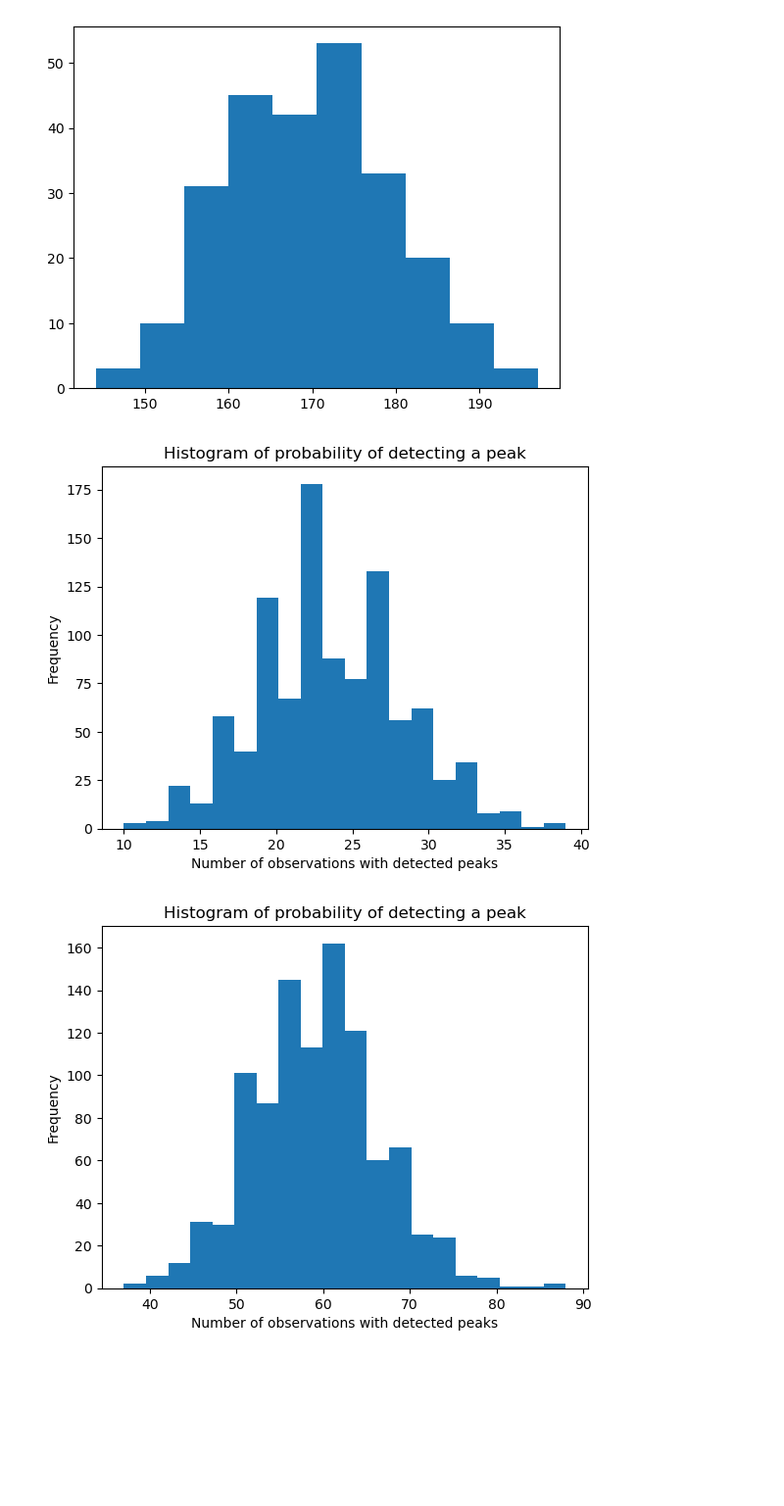
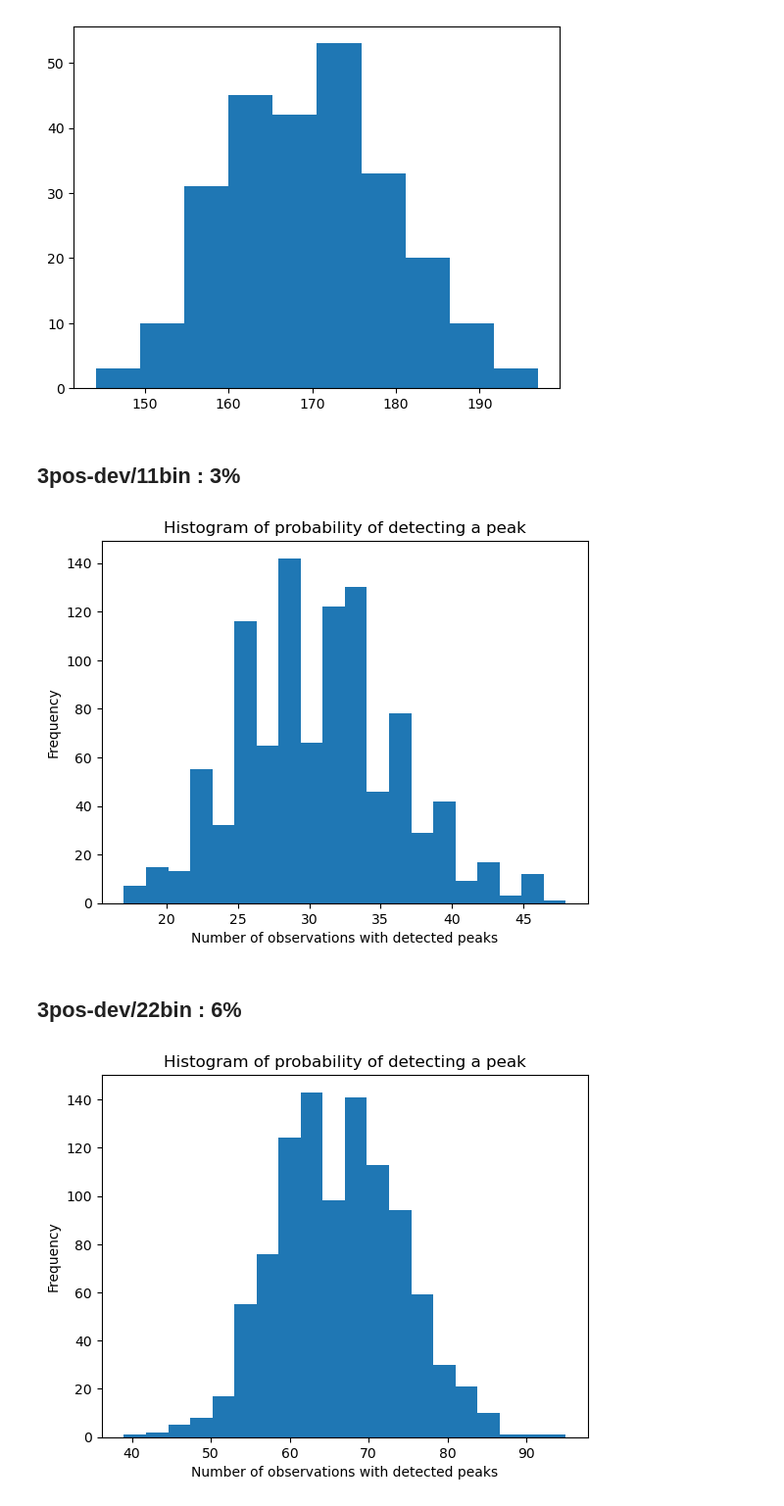
Before and after one commit to kazumaishio/SEDquest, a Jupyter notebook: SEDquest2.ipynb, the cells around one changed output. Shown at 98% size. Cells and saved outputs as stored; diff of their text form; code cells hidden in the pictures; blank space fills up the shorter version.

```diff
--- a/SEDquest2.ipynb
+++ b/SEDquest2.ipynb
@@ -185,7 +185,7 @@ plt.show()
 
 def get_consecutive_bins(s,nconsecutive ):
 
-  for i in range(0,len(s)-nconsecutive):
+  for i in range(0,len(s)-nconsecutive+1):
       if np.all(s[i:i+nconsecutive] > 1):
           print(i)
           print(s[i:i+nconsecutive])
@@ -214,8 +214,8 @@ for i,j in zip(range(0,sample_size,nbins), range(nobs)):
     # peakbininit = get_consecutive_bins(s[i:i+nbins],nconsecutive)
         plt.plot(range(0, nbins),s[i:i+nbins], label='obs'+str(j), marker='o',linestyle='-')
 
-print('n_detected_peaks',n_detected_peaks)
-print('nobs',nobs)
-print('probability',n_detected_peaks/nobs)
+# print('n_detected_peaks',n_detected_peaks)
+# print('nobs',nobs)
+# print('probability',n_detected_peaks/nobs)
 # s[]
 # %% [output]
@@ -231,7 +228,7 @@ probability 0.6666666666666666
 
 def get_consecutive_bins(s,nconsecutive ):
 
-  for i in range(0,len(s)-nconsecutive):
+  for i in range(0,len(s)-nconsecutive+1):
       if np.all(s[i:i+nconsecutive] > 1):
           print(i)
           print(s[i:i+nconsecutive])
@@ -259,7 +256,7 @@ for i,j in zip(range(0,sample_size,nbins), range(nobs)):
     # print(i,j)
     # print(s[i:i+nbins])
     peakbininit = get_consecutive_bins(s[i:i+nbins],nconsecutive)
-    if peakbininit > 0:
+    if peakbininit >= 0:
         print('peakbininit',peakbininit)
         # plt.plot(range(peakbininit, nbins),s[i+peakbininit:i+nbins], label='obs'+str(j), marker='o',linestyle='')
         plt.plot(range(peakbininit, peakbininit+nconsecutive),s[i+peakbininit:i+peakbininit+3], label='obs'+str(j), marker='o',linestyle='-')
@@ -321,10 +318,12 @@ plt.show()
  193.63102571 173.08353798 154.32343626 158.90846743 181.53216567
  163.11850535 184.13167708 151.55015819 177.9879921  165.65651863]
 [figure]
+# %% [markdown]
+## 3pos-dev/11bin : 3%
 # %%
 def get_consecutive_bins(s,nconsecutive ):
 
-  for i in range(0,len(s)-nconsecutive):
+  for i in range(0,len(s)-nconsecutive+1):
       if np.all(s[i:i+nconsecutive] > 1):
         #   print(i)
         #   print(s[i:i+nconsecutive])
@@ -355,7 +354,7 @@ for trial in range(ntrials):
         # print(i,j)
         # print(s[i:i+nbins])
         peakbininit = get_consecutive_bins(s[i:i+nbins],nconsecutive)
-        if peakbininit > 0:
+        if peakbininit >= 0:
             # print('peakbininit',peakbininit)
             # plt.plot(range(peakbininit, nbins),s[i+peakbininit:i+nbins], label='obs'+str(j), marker='o',linestyle='')
             # plt.plot(range(peakbininit, peakbininit+nconsecutive),s[i+peakbininit:i+peakbininit+3], label='obs'+str(j), marker='o',linestyle='-')
@@ -377,11 +376,13 @@ plt.ylabel('Frequency')
 plt.title('Histogram of probability of detecting a peak')
 plt.show()
 # %% [output]
-[figure, old version]
+[figure, new version]
+# %% [markdown]
+## 3pos-dev/22bin : 6%
 # %%
 def get_consecutive_bins(s,nconsecutive ):
 
-  for i in range(0,len(s)-nconsecutive):
+  for i in range(0,len(s)-nconsecutive+1):
       if np.all(s[i:i+nconsecutive] > 1):
         #   print(i)
         #   print(s[i:i+nconsecutive])
@@ -406,32 +407,32 @@ mu, sigma = 0, 1.0
 arr_n_detected_peaks = []
 
 for trial in range(ntrials):
     n_detected_peaks = 0
     s = np.random.normal(mu, sigma, sample_size)
     for i,j in zip(range(0,sample_size,nbins), range(nobs)):
         # print(i,j)
         # print(s[i:i+nbins])
         peakbininit = get_consecutive_bins(s[i:i+nbins],nconsecutive)
-        if peakbininit > 0:
+        if peakbininit >= 0:
             # print('peakbininit',peakbininit)
             # plt.plot(range(peakbininit, nbins),s[i+peakbininit:i+nbins], label='obs'+str(j), marker='o',linestyle='')
             # plt.plot(range(peakbininit, peakbininit+nconsecutive),s[i+peakbininit:i+peakbininit+3], label='obs'+str(j), marker='o',linestyle='-')
             n_detected_peaks += 1
 
         # plt.plot(range(nbins),s[i:i+nbins], label='obs'+str(j))
 
     # print('n_detected_peaks',n_detected_peaks)
     # print('nobs',nobs)
     # print('probability',n_detected_peaks/nobs)
     arr_n_detected_peaks.append(n_detected_peaks)
 
 # print(arr_n_detected_peaks)
 # draw a histogram of arr_n_detected_peaks
 import matplotlib.pyplot as plt
 plt.hist(arr_n_detected_peaks, bins=20)
 plt.xlabel('Number of observations with detected peaks')
 plt.ylabel('Frequency')
 plt.title('Histogram of probability of detecting a peak')
 plt.show()
 # %% [output]
-[figure, old version]
+[figure, new version]
```
Also changed, not shown: parts of 5 cells of this notebook.
